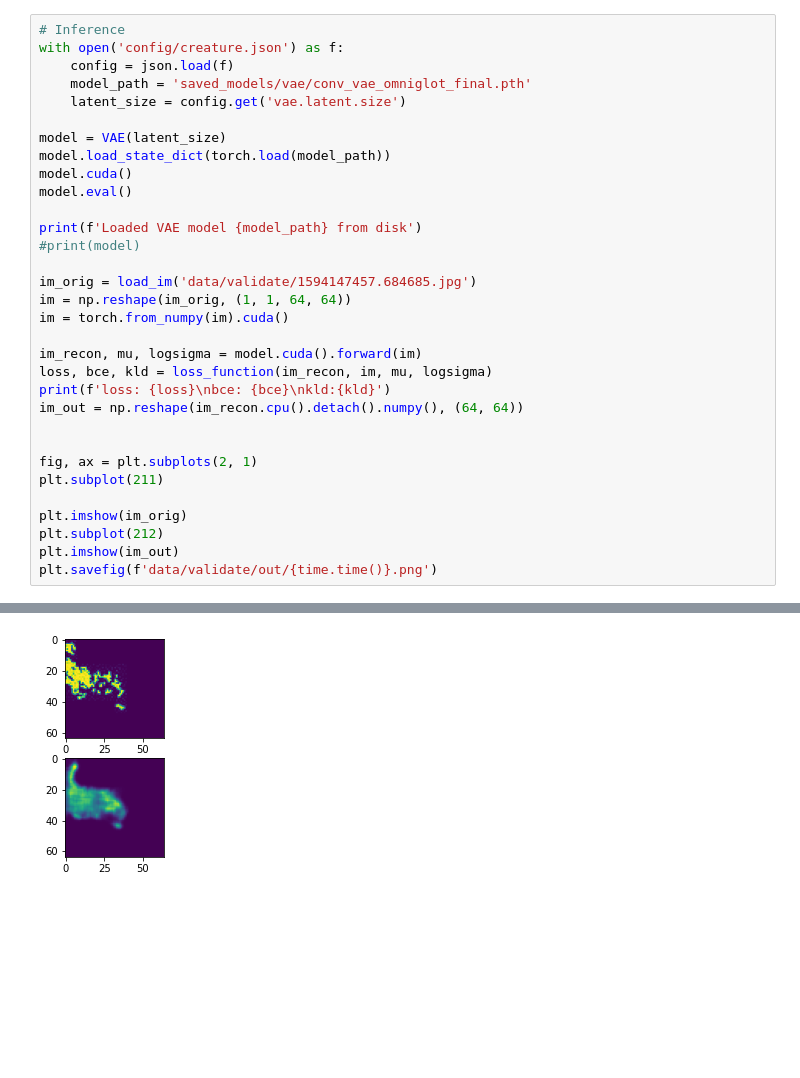
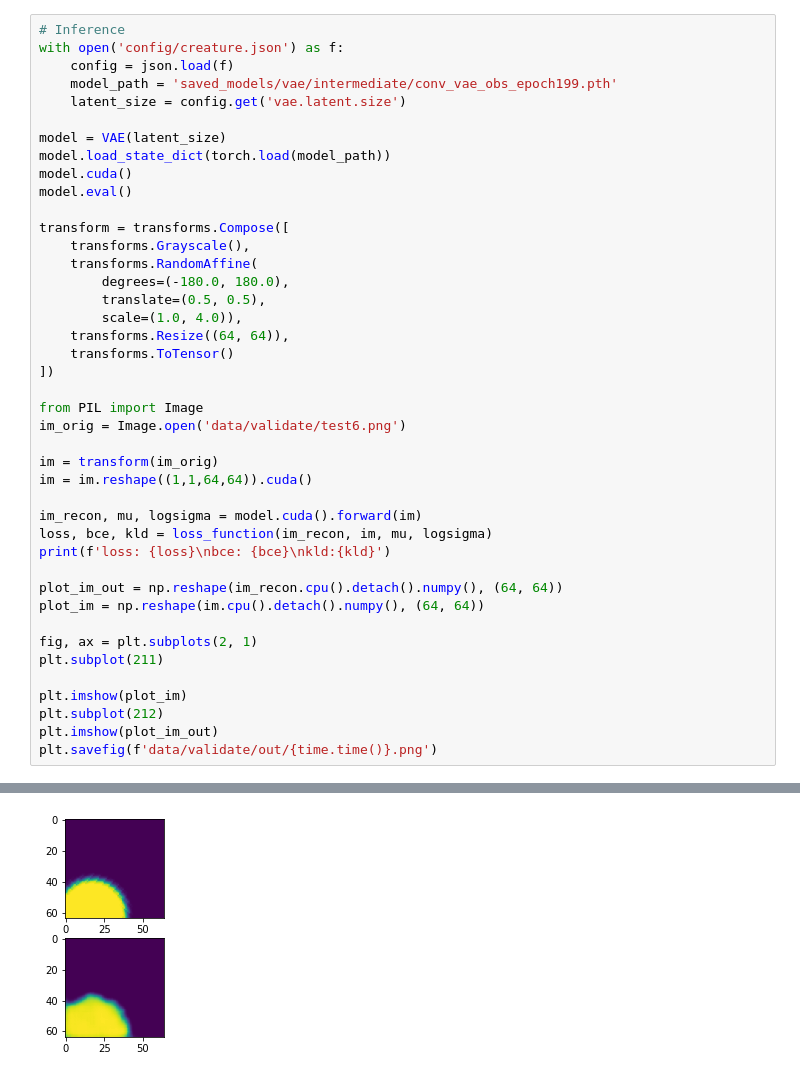
Before and after one commit to lshoek/creative-evo-controller, a Jupyter notebook: trainer.ipynb, the cells around one changed output, grey strips where cells are left out. Cells and saved outputs as stored; diff of their text form; blank space fills up the shorter version.

```diff
--- a/trainer.ipynb
+++ b/trainer.ipynb
@@ -162,7 +165,7 @@ Finished!
 # Inference
 with open('config/creature.json') as f:
     config = json.load(f)
-    model_path = 'saved_models/vae/conv_vae_omniglot_final.pth'
+    model_path = 'saved_models/vae/intermediate/conv_vae_obs_epoch199.pth'
     latent_size = config.get('vae.latent.size')
 
 model = VAE(latent_size)
@@ -170,24 +173,34 @@ model.load_state_dict(torch.load(model_path))
 model.cuda()
 model.eval()
 
-print(f'Loaded VAE model {model_path} from disk')
-#print(model)
+transform = transforms.Compose([
+    transforms.Grayscale(),
+    transforms.RandomAffine(
+        degrees=(-180.0, 180.0),
+        translate=(0.5, 0.5),
+        scale=(1.0, 4.0)),
+    transforms.Resize((64, 64)),
+    transforms.ToTensor()
+])
 
-im_orig = load_im('data/validate/1594147457.684685.jpg')
-im = np.reshape(im_orig, (1, 1, 64, 64))
-im = torch.from_numpy(im).cuda()
+from PIL import Image
+im_orig = Image.open('data/validate/test6.png')
+
+im = transform(im_orig)
+im = im.reshape((1,1,64,64)).cuda()
 
 im_recon, mu, logsigma = model.cuda().forward(im)
 loss, bce, kld = loss_function(im_recon, im, mu, logsigma)
 print(f'loss: {loss}\nbce: {bce}\nkld:{kld}')
-im_out = np.reshape(im_recon.cpu().detach().numpy(), (64, 64))
 
+plot_im_out = np.reshape(im_recon.cpu().detach().numpy(), (64, 64))
+plot_im = np.reshape(im.cpu().detach().numpy(), (64, 64))
 
 fig, ax = plt.subplots(2, 1)
 plt.subplot(211)
 
-plt.imshow(im_orig)
+plt.imshow(plot_im)
 plt.subplot(212)
-plt.imshow(im_out)
+plt.imshow(plot_im_out)
 plt.savefig(f'data/validate/out/{time.time()}.png')
 # %% [output]
@@ -198 +210 @@ kld:68.62968444824219
-[figure, old version]
+[figure, new version]
```
Also changed, not shown: parts of 4 cells of this notebook, 1 other file.
